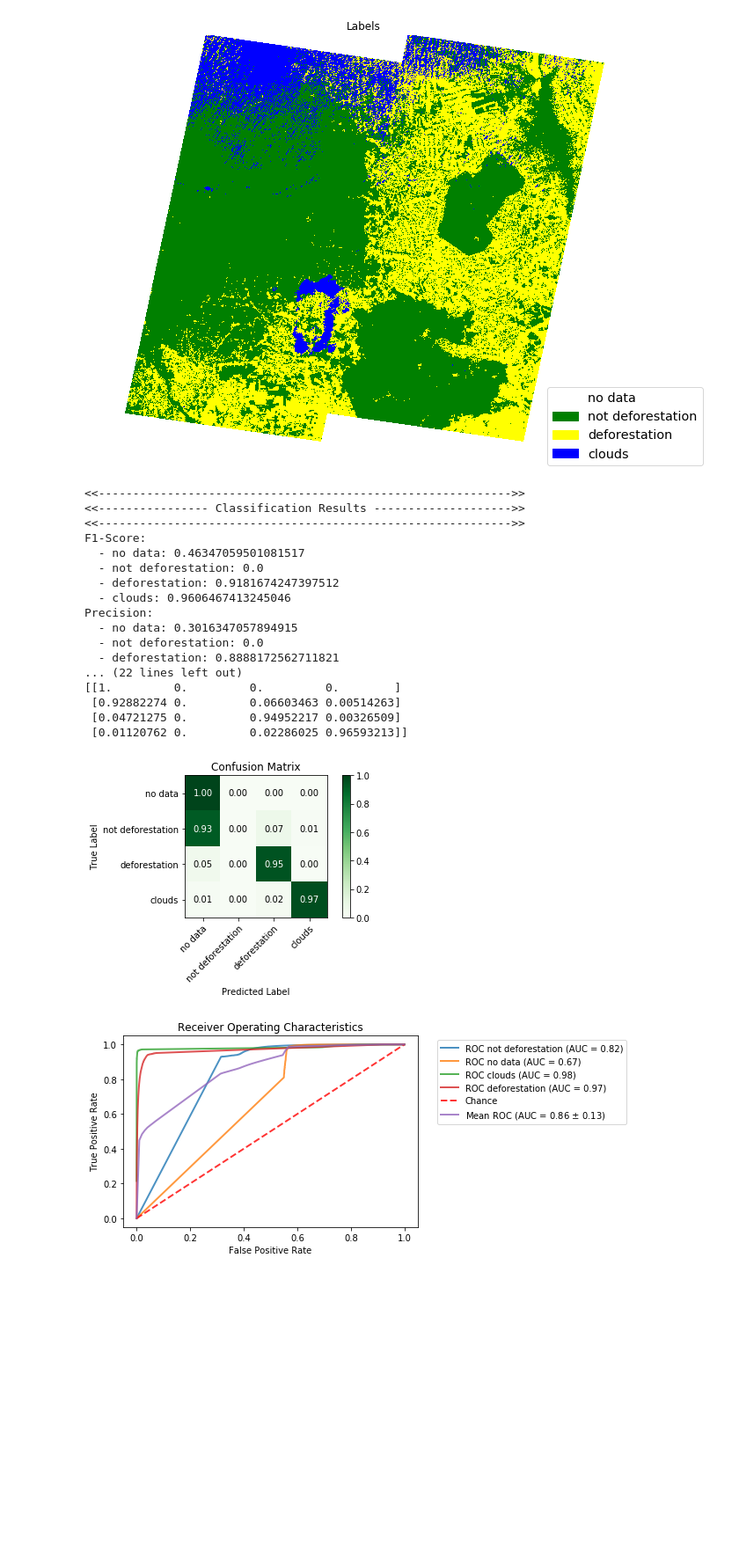
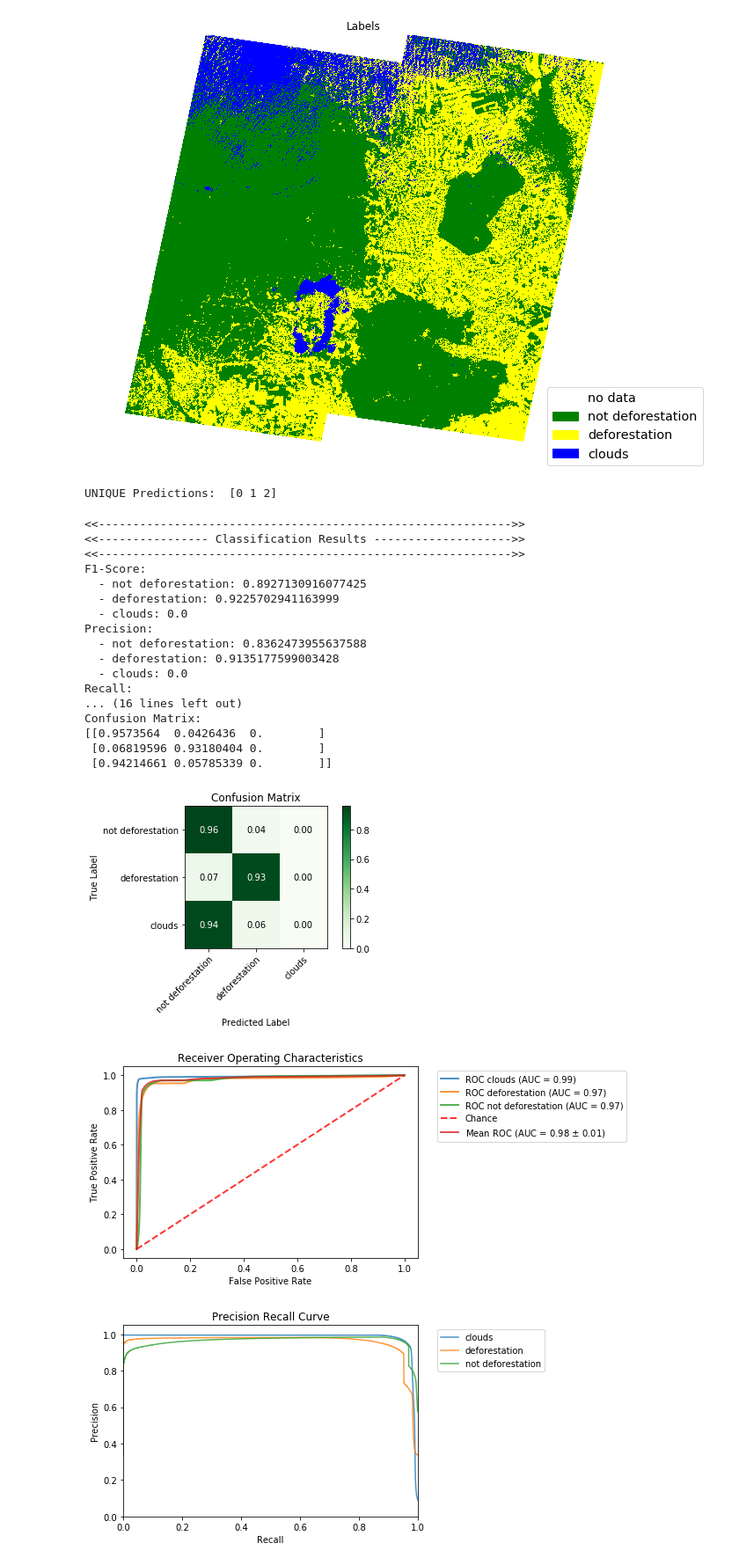
Before and after one commit to rvmaretto/deepgeo, a Jupyter notebook: notebooks/predict_fcn.ipynb, the cells around one changed output. Shown at 88% size. Saved outputs shown, nothing was run; the diff lists cells and outputs as text; code cells hidden in the pictures; blank space fills up the shorter version.

```diff
--- a/notebooks/predict_fcn.ipynb
+++ b/notebooks/predict_fcn.ipynb
@@ -30,11 +30,11 @@ reload(seqchips)
 ## Input Data
 # %%
 # network = 'unet'
-fusion = 'early'
+fusion = 'late'
 file_sufix = '_2018'
 DATA_DIR = '/home/raian/doutorado/Dados/generated'
-trained_model = os.path.join(DATA_DIR, 'tf_logs', 'experiments', 'unet', 'def_one_class',
-                             'fusion_%s' % fusion,'test_unet_2019_07_01-20_14_34')
+trained_model = os.path.join(DATA_DIR, 'tf_logs', 'experiments', 'unet', 'def_one_cl_rm_nd',
+                             'fusion_%s' % fusion,'test_unet_lf_2019_07_29-13_56_03')
 raster_path = os.path.join(DATA_DIR, 'images_5bands', 'stacked_mosaic_2017_2018.tif')
 # raster_path = os.path.join(DATA_DIR, 'images_5bands', 'mosaic_2018.tif')
 ground_truth = os.path.join(DATA_DIR, 'labels_one_def_cl', 'labels_cloudless_2018.tif')
@@ -150,26 +150,28 @@ vis.plot_labels(true_rarr, params['class_names'], colors=['white', 'green', 'yel
 # %%
 reload(qm)
 reload(vis)
 qm.evaluate_classification(output_pred, ground_truth, params, output_prob,
                            out_dir=out_pred_dir, file_sufix=file_sufix,
-                           classes_ignore=[])
+                           classes_ignore=[0])
 # %% [output]
-<<------------------------------------------------------------>>
-<<---------------- Classification Results -------------------->>
-<<------------------------------------------------------------>>
-F1-Score:
-  - no data: 0.46347059501081517
-  - not deforestation: 0.0
-  - deforestation: 0.9181674247397512
-  - clouds: 0.9606467413245046
-Precision:
-  - no data: 0.3016347057894915
-  - not deforestation: 0.0
-  - deforestation: 0.8888172562711821
-... (22 lines left out)
-[[1.         0.         0.         0.        ]
- [0.92882274 0.         0.06603463 0.00514263]
- [0.04721275 0.         0.94952217 0.00326509]
- [0.01120762 0.         0.02286025 0.96593213]]
+UNIQUE Predictions:  [0 1 2]
+<<------------------------------------------------------------>>
+<<---------------- Classification Results -------------------->>
+<<------------------------------------------------------------>>
+F1-Score:
+  - not deforestation: 0.8927130916077425
+  - deforestation: 0.9225702941163999
+  - clouds: 0.0
+Precision:
+  - not deforestation: 0.8362473955637588
+  - deforestation: 0.9135177599003428
+  - clouds: 0.0
+Recall:
+... (16 lines left out)
+Confusion Matrix:
+[[0.9573564  0.0426436  0.        ]
+ [0.06819596 0.93180404 0.        ]
+ [0.94214661 0.05785339 0.        ]]
-[figure, old version]
+[figure, new version]
-[figure, old version]
+[figure, new version]
+[figure, added]
```
Also changed, not shown: parts of 3 cells of this notebook, 7 other files.
